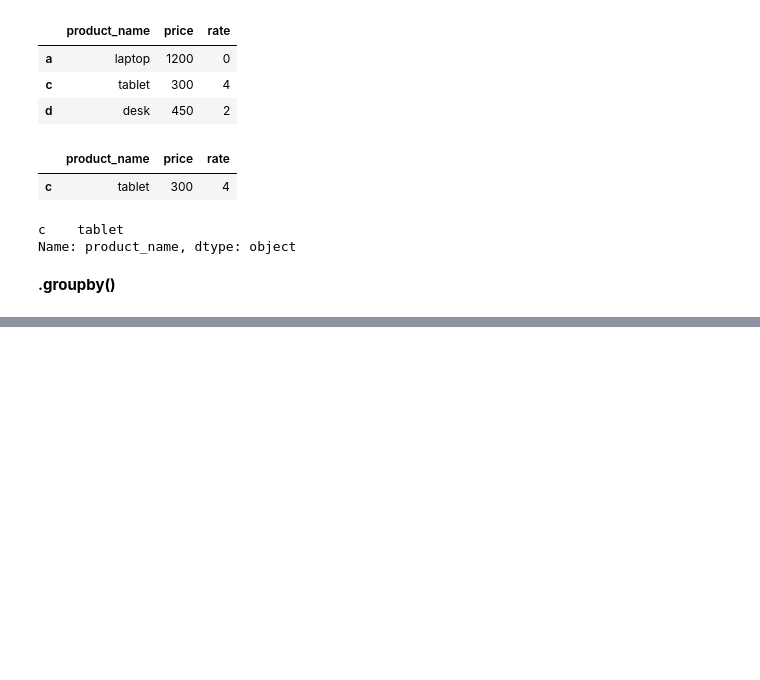
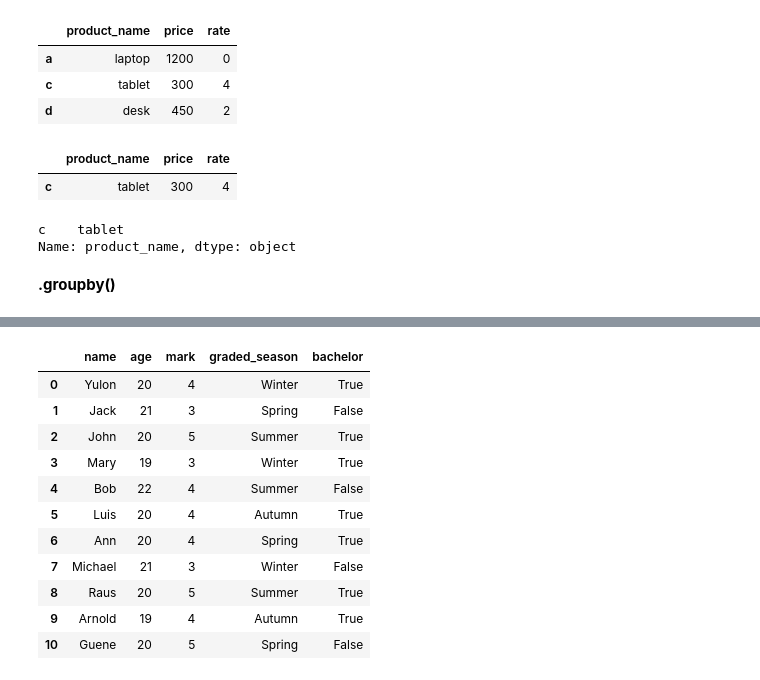
Before and after one commit to voroninip/FBMF_python, a Jupyter notebook: Pandas_collab.ipynb, the cells around one changed output, grey strips where cells are left out. Drawn from its saved outputs; the diff is of its cells as text; code cells hidden in the pictures; blank space fills up the shorter version.

```diff
--- a/Pandas_collab.ipynb
+++ b/Pandas_collab.ipynb
@@ -276,0 +277,21 @@ df.groupby('rate').count()
+# %%
+df = pd.DataFrame({
+    'name': ['Yulon', 'Jack', 'John', 'Mary', 'Bob', 'Luis', 'Ann', 'Michael', 'Raus', 'Arnold', 'Guene'],
+    'age': [20, 21, 20, 19, 22, 20, 20, 21, 20, 19, 20],
+    'mark': [4, 3, 5, 3, 4, 4, 4, 3, 5, 4, 5],
+    'graded_season': ['Winter', 'Spring', 'Summer', 'Winter', 'Summer', 'Autumn', 'Spring', 'Winter', 'Summer', 'Autumn', 'Spring'],
+     'bachelor': [True, False, True, True, False, True, True, False, True, True, False]})
+df
+# %% [output]
+|  | name | age | mark | graded_season | bachelor |
+| 0 | Yulon | 20 | 4 | Winter | True |
+| 1 | Jack | 21 | 3 | Spring | False |
+| 2 | John | 20 | 5 | Summer | True |
+| 3 | Mary | 19 | 3 | Winter | True |
+| 4 | Bob | 22 | 4 | Summer | False |
+| 5 | Luis | 20 | 4 | Autumn | True |
+| 6 | Ann | 20 | 4 | Spring | True |
+| 7 | Michael | 21 | 3 | Winter | False |
+| 8 | Raus | 20 | 5 | Summer | True |
+| 9 | Arnold | 19 | 4 | Autumn | True |
+| 10 | Guene | 20 | 5 | Spring | False |
```
Also changed, not shown: parts of 14 cells of this notebook, 1 other file.
